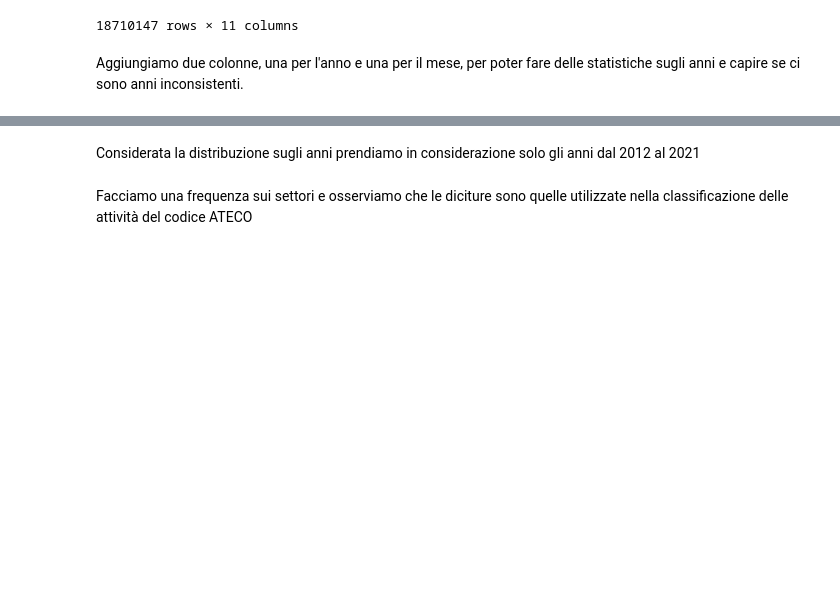
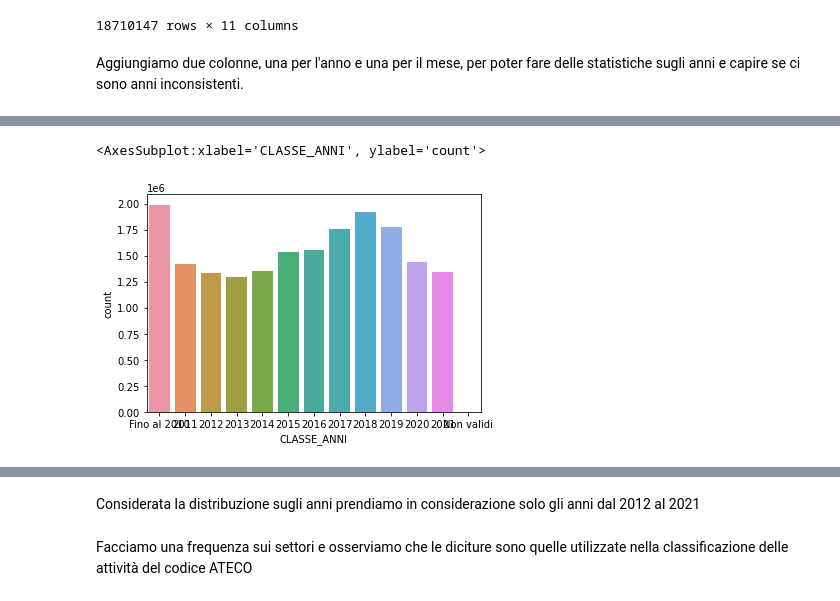
Before and after one commit to manglisani/DataScienceForBusiness, a Jupyter notebook: Project.ipynb, the cells around one changed output, grey strips where cells are left out. Saved outputs shown, nothing was run; the diff lists cells and outputs as text; code cells hidden in the pictures; blank space fills up the shorter version.

```diff
--- a/Project.ipynb
+++ b/Project.ipynb
@@ -7,7 +9,7 @@ Leggiamo i 4 files di dati sui rapporti di lavoro, aggiungendo una colonna che i
 In questa fase leggiamo anche la data nel formato testo, successivamente aggiungiamo una colonna in formato data utilizzando l'opzione coerce che forza NaT, cioè il missing value per le date, in modo da poter lavorare solo con gli anni corretti.
 Al termine concateniamo tutti i file in un solo dataframe
 # %%
-datafiles = glob.glob('Rapporti_di_lavoro_*.csv')
+datafiles = glob.glob('Rapporti_di_lavoro_*.zip')
 files = []
 for file in datafiles:
     df_tmp = pd.read_csv(file, compression='zip')
@@ -41,0 +78,6 @@ frame.groupby(['ANNO']).size()
+# %%
+cut_labels_anno = ['Fino al 2010', '2011',
+                   '2012', '2013', '2014', '2015', '2016', '2017', '2018',
+                   '2019', '2020', '2021', 'Non validi']
+cut_bins = [1970, 2010, 2011, 2012, 2013, 2014, 2015, 2016, 2017, 2018, 2019, 2020, 2021, 2300]
+frame['CLASSE_ANNI'] = pd.cut(frame['ANNO'], bins=cut_bins, labels=cut_labels_anno)
@@ -41,0 +122,5 @@ frame.groupby(['ANNO']).size()
+# %%
+sns.countplot(data=frame, x="CLASSE_ANNI")
+# %% [output]
+<AxesSubplot:xlabel='CLASSE_ANNI', ylabel='count'>
+[figure, added]
```
Also changed, not shown: parts of 10 cells of this notebook.
